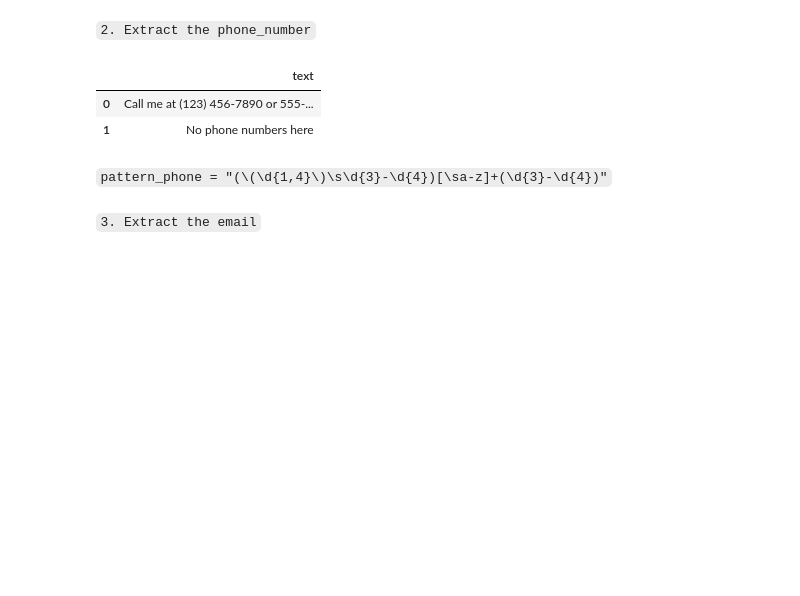
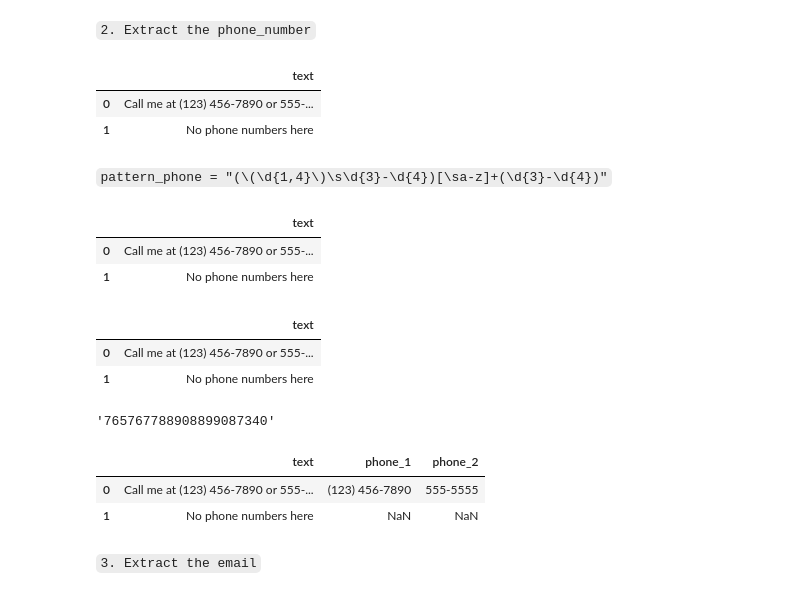
Before and after one commit to Ironhack-data-bcn-january-2024/lectures, a Jupyter notebook: week-2/1.3. Regex/2. Regex in pandas - friday.ipynb, the cells around one changed output. Cells and saved outputs as stored; diff of their text form; code cells hidden in the pictures; blank space fills up the shorter version.

```diff
--- a/week-2/1.3. Regex/2. Regex in pandas - friday.ipynb
+++ b/week-2/1.3. Regex/2. Regex in pandas - friday.ipynb
@@ -32,6 +52,39 @@ df
 | 1 | No phone numbers here |
 # %% [markdown]
 `pattern_phone = "(\(\d{1,4}\)\s\d{3}-\d{4})[\sa-z]+(\d{3}-\d{4})"`
+# %%
+df = pd.DataFrame({'text': ['Call me at (123) 456-7890 or 555-5555', 'No phone numbers here']})
+df
+# %% [output]
+|  | text |
+| 0 | Call me at (123) 456-7890 or 555-... |
+| 1 | No phone numbers here |
+# %%
+pattern_phone = "[A-Za-z\s]+(\(\d{3}\)\s\d{3}-\d{4})[A-Za-z\s]+(\d{3}-\d{4})"
+# %%
+df = pd.DataFrame({'text': ['Call me at (123) 456-7890 or 555-5555', 'No phone numbers here']})
+df
+# %% [output]
+|  | text |
+| 0 | Call me at (123) 456-7890 or 555-... |
+| 1 | No phone numbers here |
+# %%
+string = "bhju765tghu7yhj huhbuy67 78890 8899087 im 340"
+
+emtpy_strin = ""
+for i in string:
+    if i.isdigit():
+        emtpy_strin += i
+emtpy_strin
+# %% [output]
+'765767788908899087340'
+# %%
+df[["phone_1", "phone_2"]] = df["text"].str.extract(pattern_phone)
+df # 1234567890555555
+# %% [output]
+|  | text | phone_1 | phone_2 |
+| 0 | Call me at (123) 456-7890 or 555-... | (123) 456-7890 | 555-5555 |
+| 1 | No phone numbers here | NaN | NaN |
 # %% [markdown]
 `3. Extract the email`
 # %%
```
Also changed, not shown: parts of 21 cells of this notebook.
